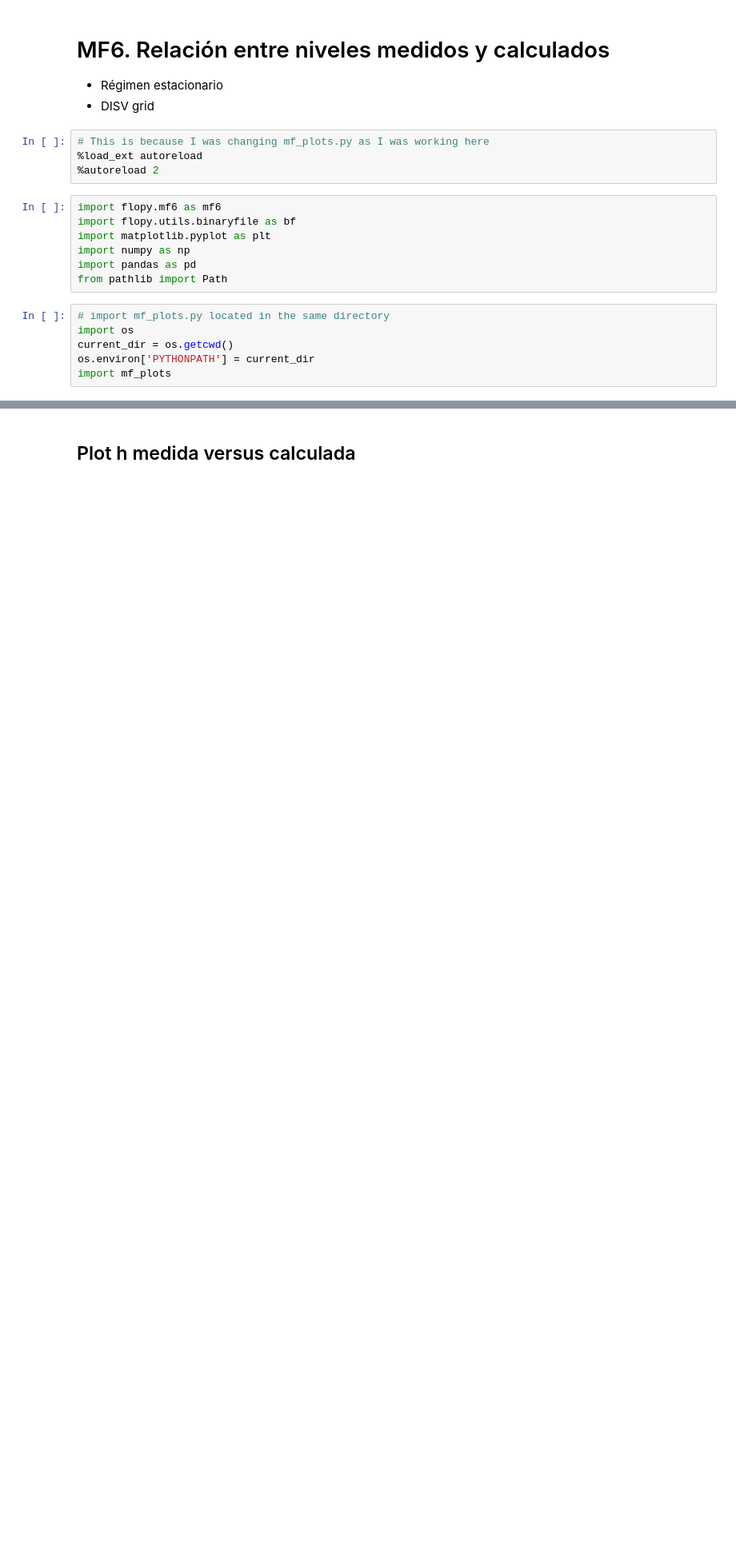
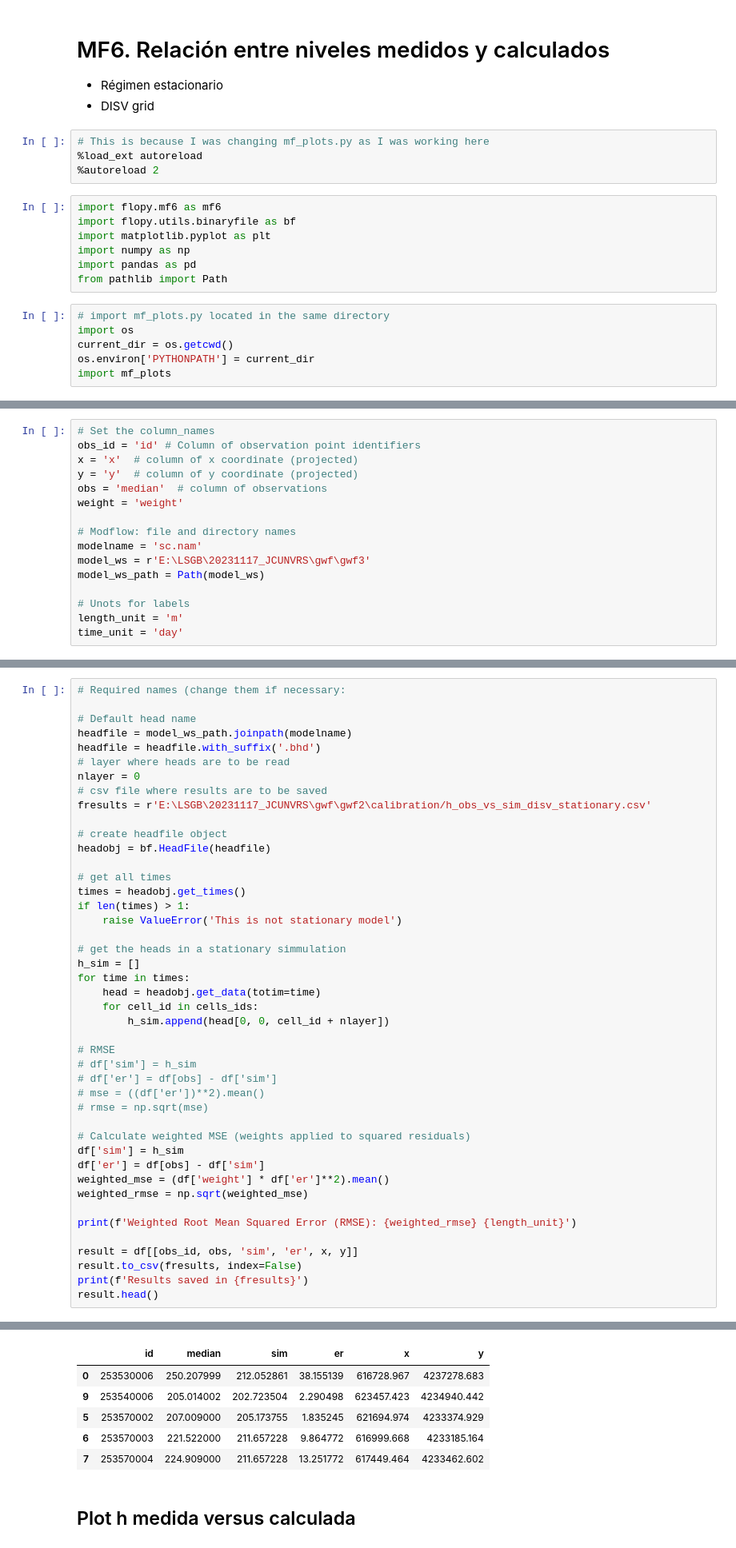
Before and after one commit to solisgb/modflow, a Jupyter notebook: mf6_disv_ob_h_sta.ipynb, the cells around one changed output, grey strips where cells are left out. Shown: that part at 80% size. Cells and saved outputs as stored; diff of their text form; blank space fills up the shorter version.

```diff
--- a/mf6_disv_ob_h_sta.ipynb
+++ b/mf6_disv_ob_h_sta.ipynb
@@ -53,3 +50,19 @@ time_unit = 'day'
+# %%
+# Set the column_names
+obs_id = 'id' # Column of observation point identifiers
+x = 'x'  # column of x coordinate (projected)
+y = 'y'  # column of y coordinate (projected)
+obs = 'median'  # column of observations
+weight = 'weight'
+
+# Modflow: file and directory names
+modelname = 'sc.nam'
+model_ws = r'E:\LSGB\20231117_JCUNVRS\gwf\gwf3'
+model_ws_path = Path(model_ws)
+
+# Unots for labels
+length_unit = 'm'
+time_unit = 'day'
 # %%
 # gwf is instantiated and some basic features are shown
 sim = mf6.MFSimulation.load(sim_name=modelname, exe_name='mf6', sim_ws=model_ws)
@@ -137,0 +113,45 @@ Results saved in ./calibration/h_obs_vs_sim_disv_stationary.csv
+# %%
+# Required names (change them if necessary:
+
+# Default head name
+headfile = model_ws_path.joinpath(modelname)
+headfile = headfile.with_suffix('.bhd')
+# layer where heads are to be read
+nlayer = 0
+# csv file where results are to be saved
+fresults = r'E:\LSGB\20231117_JCUNVRS\gwf\gwf2\calibration/h_obs_vs_sim_disv_stationary.csv'
+
+# create headfile object
+headobj = bf.HeadFile(headfile)
+
+# get all times
+times = headobj.get_times()
+if len(times) > 1:
+    raise ValueError('This is not stationary model')
+
+# get the heads in a stationary simmulation
+h_sim = []
+for time in times:
+    head = headobj.get_data(totim=time)
+    for cell_id in cells_ids:
+        h_sim.append(head[0, 0, cell_id + nlayer])
+
+# RMSE
+# df['sim'] = h_sim
+# df['er'] = df[obs] - df['sim']
+# mse = ((df['er'])**2).mean()
+# rmse = np.sqrt(mse)
+
+# Calculate weighted MSE (weights applied to squared residuals)
+df['sim'] = h_sim
+df['er'] = df[obs] - df['sim']
+weighted_mse = (df['weight'] * df['er']**2).mean()
+weighted_rmse = np.sqrt(weighted_mse)
+
+print(f'Weighted Root Mean Squared Error (RMSE): {weighted_rmse} {length_unit}')
+
+result = df[[obs_id, obs, 'sim', 'er', x, y]]
+result.to_csv(fresults, index=False)
+print(f'Results saved in {fresults}')
+result.head()
+# %% [output]
@@ -138,3 +160,9 @@ Results saved in ./calibration/h_obs_vs_sim_disv_stationary.csv
+|  | id | median | sim | er | x | y |
+| 0 | 253530006 | 250.207999 | 212.052861 | 38.155139 | 616728.967 | 4237278.683 |
+| 9 | 253540006 | 205.014002 | 202.723504 | 2.290498 | 623457.423 | 4234940.442 |
+| 5 | 253570002 | 207.009000 | 205.173755 | 1.835245 | 621694.974 | 4233374.929 |
+| 6 | 253570003 | 221.522000 | 211.657228 | 9.864772 | 616999.668 | 4233185.164 |
+| 7 | 253570004 | 224.909000 | 211.657228 | 13.251772 | 617449.464 | 4233462.602 |
 # %% [markdown]
 ## Plot h medida versus calculada
 # %%
```
Also changed, not shown: parts of 13 cells of this notebook, 10 other files.
